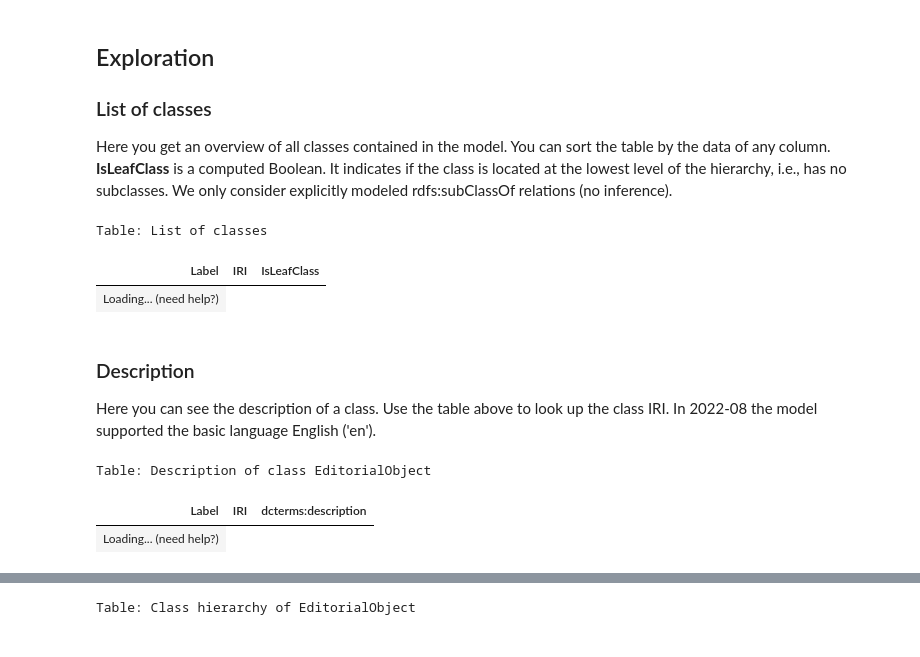
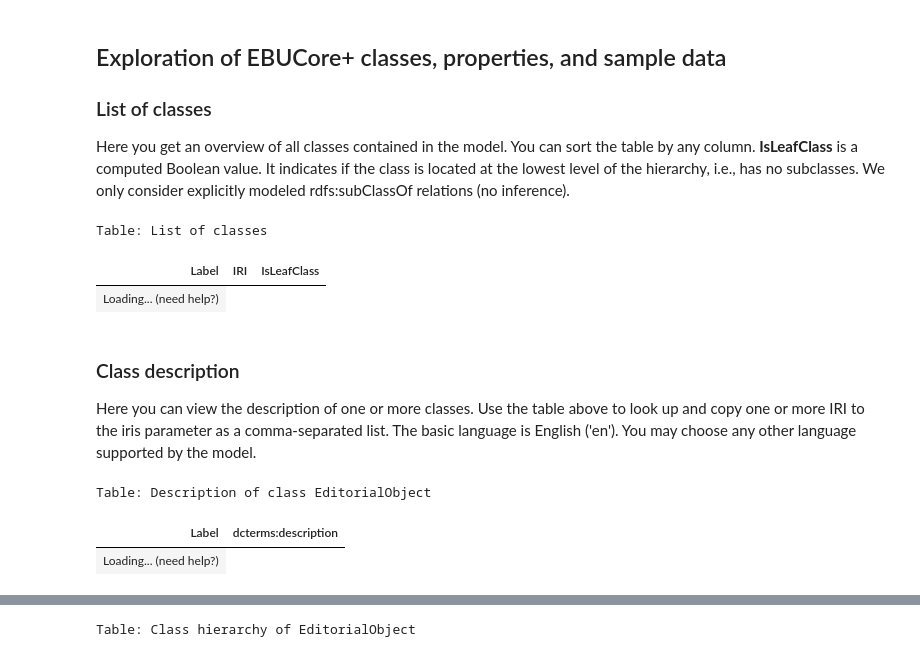
Before and after one commit to ebu/coreplus-demo, a Jupyter notebook: frontend/CDK/Demo.ipynb, the cells around one changed output, grey strips where cells are left out. Drawn from its saved outputs; the diff is of its cells as text; code cells hidden in the pictures.

```diff
--- a/frontend/CDK/Demo.ipynb
+++ b/frontend/CDK/Demo.ipynb
@@ -36,7 +39,7 @@ itable_config(opt, init_notebook_mode)
 # %% [markdown]
-## Exploration
+## Exploration of EBUCore+ classes, properties, and sample data
 ### List of classes
-Here you get an overview of all classes contained in the model. You can sort the table by the data of any column. __IsLeafClass__ is a computed Boolean. It indicates if the class is located at the lowest level of the hierarchy, i.e., has no subclasses. We only consider explicitly modeled rdfs:subClassOf relations (no inference).
+Here you get an overview of all classes contained in the model. You can sort the table by any column. __IsLeafClass__ is a computed Boolean value. It indicates if the class is located at the lowest level of the hierarchy, i.e., has no subclasses. We only consider explicitly modeled rdfs:subClassOf relations (no inference).
 # %%
 all_classes_df = get_all_classes(source_df=classes_df,
                                  language='en',
@@ -46,17 +49,17 @@ Table: List of classes
 | Label | IRI | IsLeafClass |
 | Loading... (need help?) |
 # %% [markdown]
-### Description
-Here you can see the description of a class. Use the table above to look up the class IRI. In 2022-08 the model supported the basic language English ('en').
+### Class description
+Here you can view the description of one or more classes. Use the table above to look up and copy one or more IRI to the iris parameter as a comma-separated list. The basic language is English ('en'). You may choose any other language supported by the model.
 # %%
-iri = 'http://www.ebu.ch/metadata/ontologies/ebucore/ebucore#EditorialObject'
+iris = ['http://www.ebu.ch/metadata/ontologies/ebucore/ebucore#EditorialObject']
 description = get_description(source_df=classes_df,
-                              iri=iri,
+                              iris=iris,
                               language='en',
                               show_table=True)
 # %% [output]
 Table: Description of class EditorialObject
-| Label | IRI | dcterms:description |
+| Label | dcterms:description |
 | Loading... (need help?) |
 # %% [markdown]
 ### Class hierarchy
```
Also changed, not shown: parts of 11 cells of this notebook, 1 other file.
